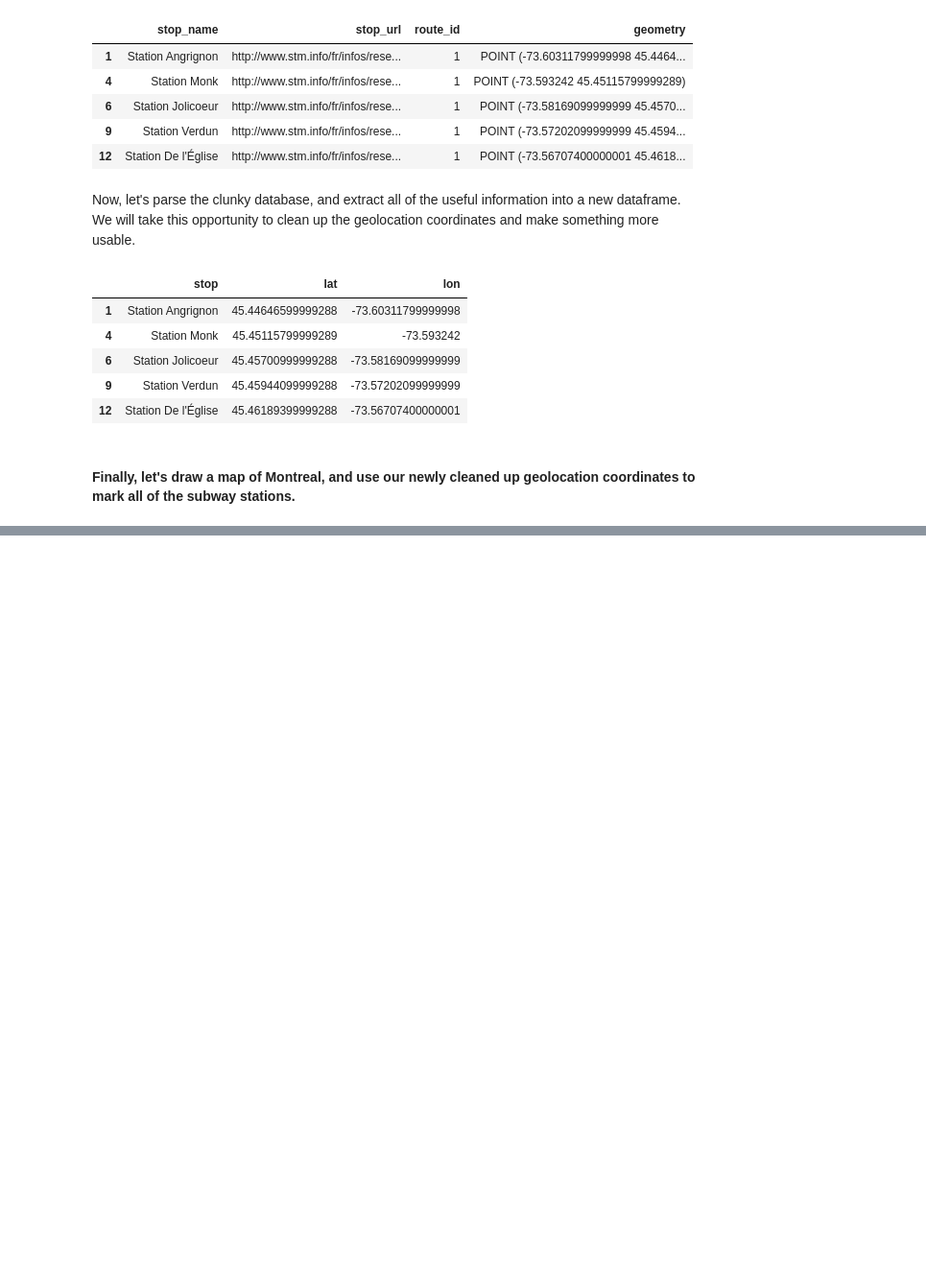
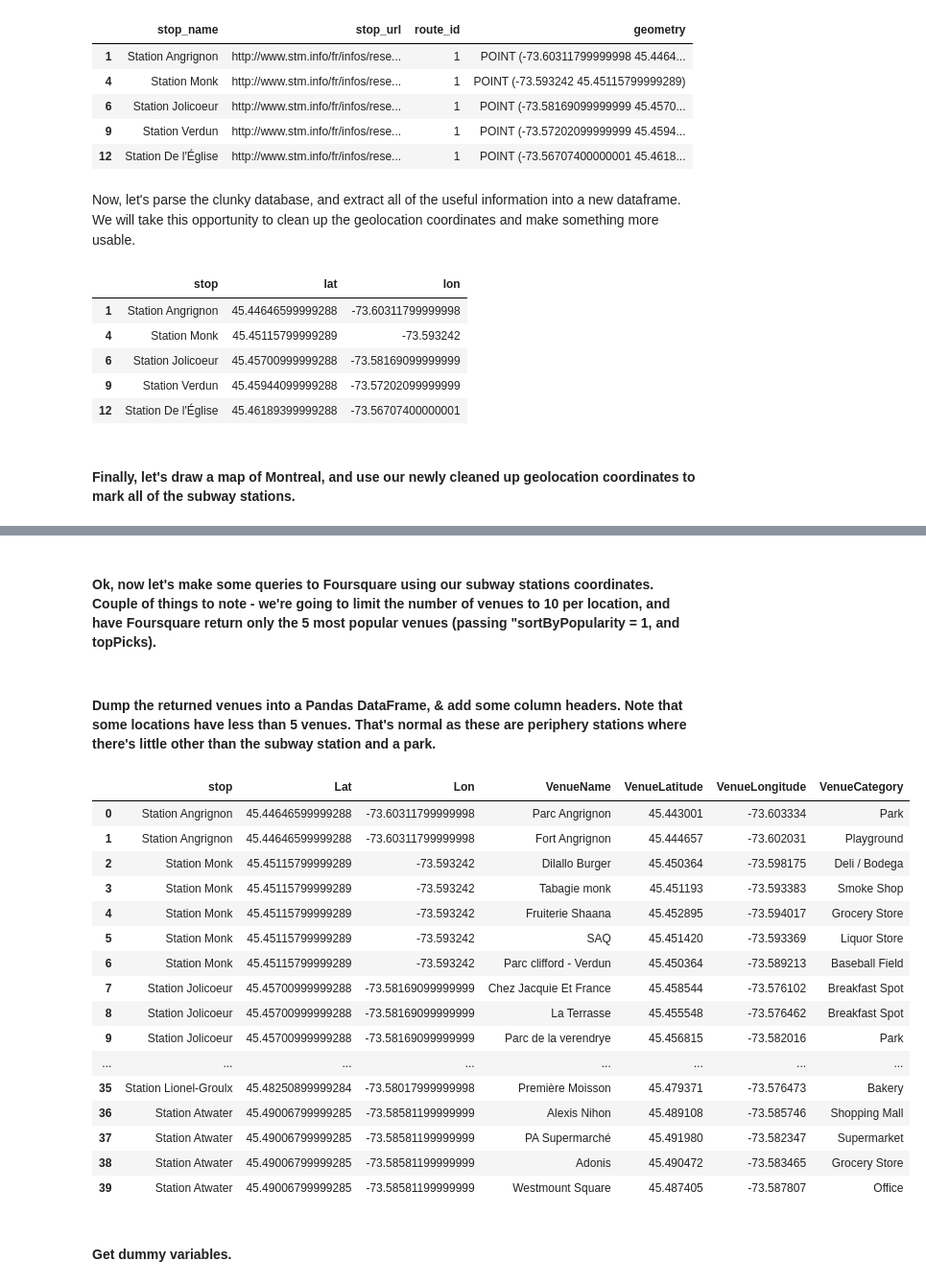
Before and after one commit to AlexIugan/IBM_DataScience_Coursework, a Jupyter notebook: Capstone Battle of the Neighborhoods.ipynb, the cells around one changed output, grey strips where cells are left out. Shown: that part at 96% size. Drawn from its saved outputs; the diff is of its cells as text; code cells hidden in the pictures; blank space fills up the shorter version.

```diff
--- a/Capstone Battle of the Neighborhoods.ipynb
+++ b/Capstone Battle of the Neighborhoods.ipynb
@@ -161,3 +162,65 @@ for row in df_metro_geo.itertuples():
 mtl_map
 # %% [output]
 [interactive output not drawn]
+# %% [markdown]
+#### Ok, now let's make some queries to Foursquare using our subway stations coordinates. Couple of things to note - we're going to limit the number of venues to 10 per location, and have Foursquare return only the 5 most popular venues (passing "sortByPopularity = 1, and topPicks).
+# %%
+import config as cfg
+
+CLIENT_ID = cfg.client_id
+CLIENT_SECRET = cfg.client_secret
+VERSION = "20200426"
+# %%
+radius = 500
+LIMIT = 5
+
+venues = []
+
+for stop, lat, lon in zip(df_metro_geo['stop'], df_metro_geo['lat'], df_metro_geo['lon']):
+    url = "https://api.foursquare.com/v2/venues/explore?client_id={}&client_secret={}&v={}&ll={},{}&radius={}&limit={}&sortByPopularity=1&section=topPicks".format(
+        CLIENT_ID,
+        CLIENT_SECRET,
+        VERSION,
+        lat,
+        lon,
+        radius,
+        LIMIT)
+
+    results = requests.get(url).json()["response"]['groups'][0]['items']
+
+    for venue in results:
+        venues.append((
+            stop,
+            lat,
+            lon,
+            venue['venue']['name'],
+            venue['venue']['location']['lat'],
+            venue['venue']['location']['lng'],
+            venue['venue']['categories'][0]['name']))
+# %% [markdown]
+#### Dump the returned venues into a Pandas DataFrame, & add some column headers. Note that some locations have less than 5 venues. That's normal as these are periphery stations where there's little other than the subway station and a park.
+# %%
+venues_df = pd.DataFrame(venues)
+venues_df.columns = ['stop', 'Lat', 'Lon', 'VenueName', 'VenueLatitude', 'VenueLongitude', 'VenueCategory']
+
+venues_df.head(40)
+# %% [output]
+|  | stop | Lat | Lon | VenueName | VenueLatitude | VenueLongitude | VenueCategory |
+| 0 | Station Angrignon | 45.44646599999288 | -73.60311799999998 | Parc Angrignon | 45.443001 | -73.603334 | Park |
+| 1 | Station Angrignon | 45.44646599999288 | -73.60311799999998 | Fort Angrignon | 45.444657 | -73.602031 | Playground |
+| 2 | Station Monk | 45.45115799999289 | -73.593242 | Dilallo Burger | 45.450364 | -73.598175 | Deli / Bodega |
+| 3 | Station Monk | 45.45115799999289 | -73.593242 | Tabagie monk | 45.451193 | -73.593383 | Smoke Shop |
+| 4 | Station Monk | 45.45115799999289 | -73.593242 | Fruiterie Shaana | 45.452895 | -73.594017 | Grocery Store |
+| 5 | Station Monk | 45.45115799999289 | -73.593242 | SAQ | 45.451420 | -73.593369 | Liquor Store |
+| 6 | Station Monk | 45.45115799999289 | -73.593242 | Parc clifford - Verdun | 45.450364 | -73.589213 | Baseball Field |
+| 7 | Station Jolicoeur | 45.45700999999288 | -73.58169099999999 | Chez Jacquie Et France | 45.458544 | -73.576102 | Breakfast Spot |
+| 8 | Station Jolicoeur | 45.45700999999288 | -73.58169099999999 | La Terrasse | 45.455548 | -73.576462 | Breakfast Spot |
+| 9 | Station Jolicoeur | 45.45700999999288 | -73.58169099999999 | Parc de la verendrye | 45.456815 | -73.582016 | Park |
+| ... | ... | ... | ... | ... | ... | ... | ... |
+| 35 | Station Lionel-Groulx | 45.48250899999284 | -73.58017999999998 | Première Moisson | 45.479371 | -73.576473 | Bakery |
+| 36 | Station Atwater | 45.49006799999285 | -73.58581199999999 | Alexis Nihon | 45.489108 | -73.585746 | Shopping Mall |
+| 37 | Station Atwater | 45.49006799999285 | -73.58581199999999 | PA Supermarché | 45.491980 | -73.582347 | Supermarket |
+| 38 | Station Atwater | 45.49006799999285 | -73.58581199999999 | Adonis | 45.490472 | -73.583465 | Grocery Store |
+| 39 | Station Atwater | 45.49006799999285 | -73.58581199999999 | Westmount Square | 45.487405 | -73.587807 | Office |
+# %% [markdown]
+#### Get dummy variables.
```
Also changed, not shown: parts of 25 cells of this notebook.
